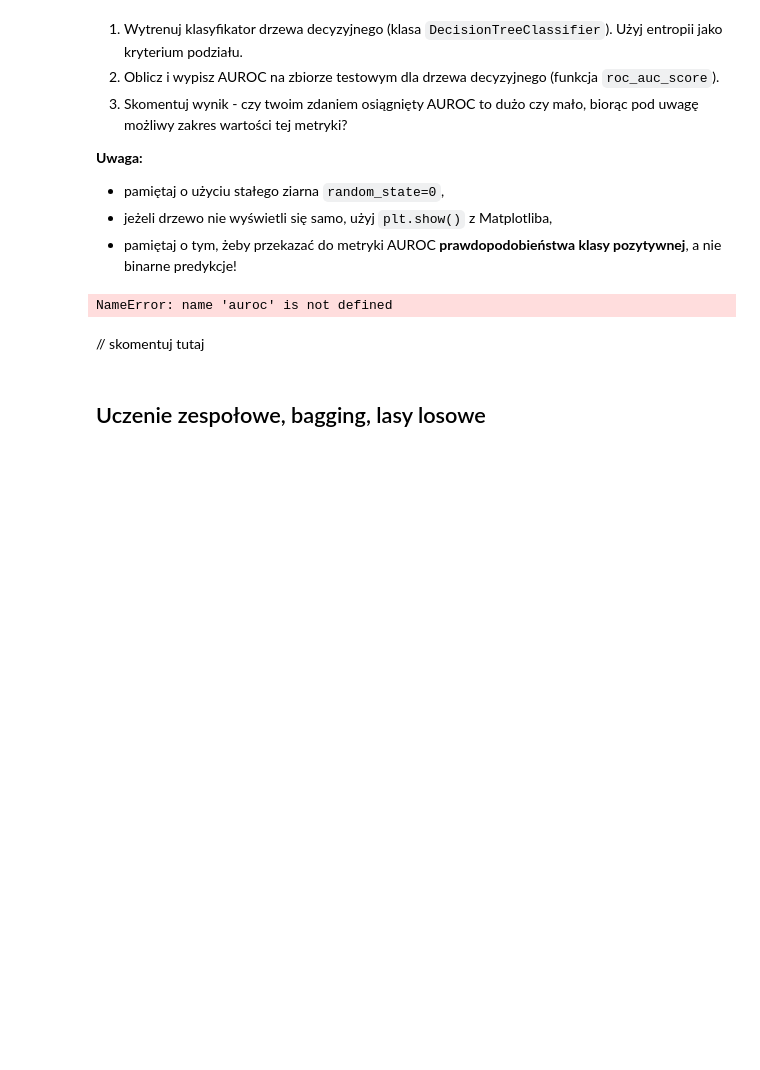
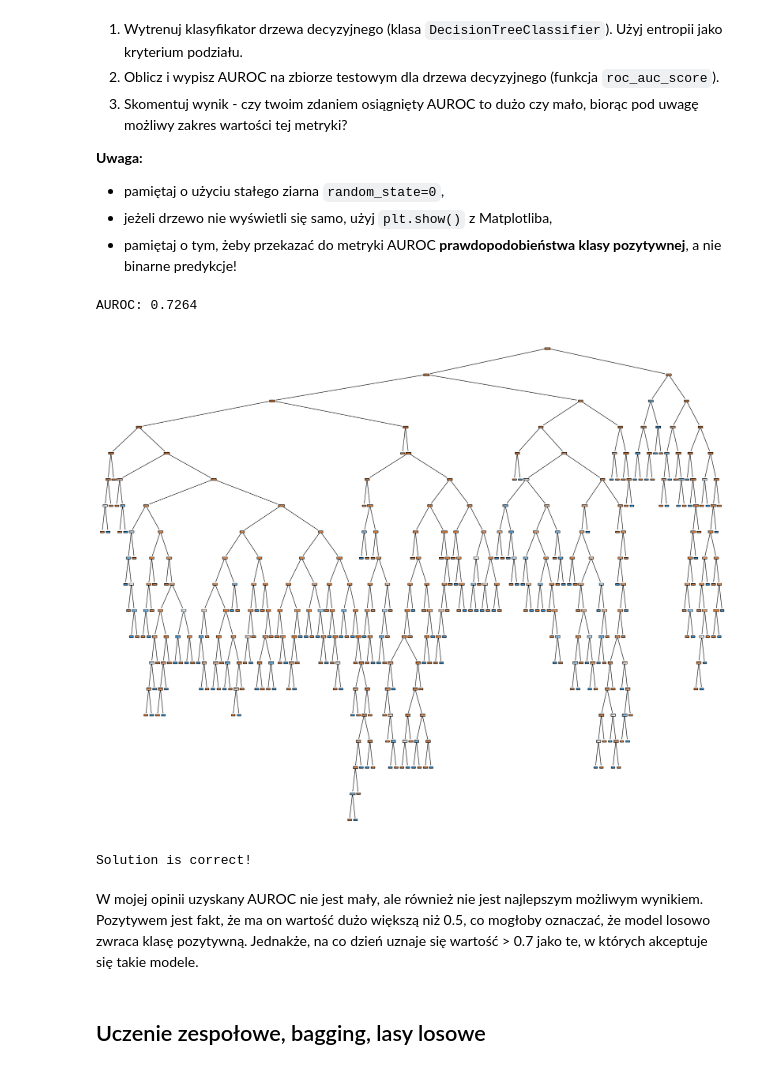
Before and after one commit to Blizek/fundamentals-of-artificial-intelligence, a Jupyter notebook: lab2/lab_2.ipynb, the cells around one changed output. Saved outputs shown, nothing was run; the diff lists cells and outputs as text; code cells hidden in the pictures; blank space fills up the shorter version.

```diff
--- a/lab2/lab_2.ipynb
+++ b/lab2/lab_2.ipynb
@@ -161,24 +161,14 @@ from sklearn.compose import ColumnTransformer
 if "Attr37" in X.columns:
     X = X.drop(["Attr37"], axis="columns")
 
-numerical_features = X.select_dtypes(exclude="object").columns
-
 X_train, X_test, y_train, y_test = train_test_split(
     X, y, test_size=0.2, random_state=0, shuffle=True, stratify=y
 )
 
 mean_imputer = SimpleImputer(strategy="mean")
 
-numerical_pipeline = Pipeline(steps=[("mean_imputer", mean_imputer)])
-
-column_transformer = ColumnTransformer(
-    transformers=[
-        ("numerical_pipeline", numerical_pipeline, numerical_features),
-    ], verbose_feature_names_out=False
-)
-
-X_train = column_transformer.fit_transform(X_train)
-X_test = column_transformer.transform(X_test)
+X_train = mean_imputer.fit_transform(X_train)
+X_test = mean_imputer.transform(X_test)
 # %%
 import numpy as np
 
@@ -229,11 +217,34 @@ Co ważne, z definicji AUROC, trzeba w niej użyć **prawdopodobieństw klasy po
+# %%
+from sklearn.metrics import roc_auc_score
+
+def get_model_auroc(model, X_test, y_test):
+    y_test_proba = model.predict_proba(X_test)[:, 1]
+    auroc_value = roc_auc_score(y_test, y_test_proba)
+    print(f"AUROC: {auroc_value:.4f}")
+    return auroc_value
+# %%
+from sklearn.tree import DecisionTreeClassifier
+from sklearn import tree
+import matplotlib.pyplot as plt
+
+tree_model = DecisionTreeClassifier(random_state=0, criterion="entropy")
+tree_model.fit(X_train, y_train)
+
+auroc = get_model_auroc(tree_model, X_test, y_test)
+
+fig = plt.figure(figsize=(25,20))
+_ = tree.plot_tree(tree_model, filled=True, feature_names=X.columns)
+# %% [output]
+AUROC: 0.7264
+[figure, added]
 # %%
 assert auroc > 0.7
 
 print("Solution is correct!")
 # %% [output]
-NameError: name 'auroc' is not defined
+Solution is correct!
-# %% [markdown]
-// skomentuj tutaj
+# %% [markdown]
+W mojej opinii uzyskany AUROC nie jest mały, ale również nie jest najlepszym możliwym wynikiem. Pozytywem jest fakt, że ma on wartość dużo większą niż 0.5, co mogłoby oznaczać, że model losowo zwraca klasę pozytywną. Jednakże, na co dzień uznaje się wartość > 0.7 jako te, w których akceptuje się takie modele.
 # %% [markdown]
 ## Uczenie zespołowe, bagging, lasy losowe
 # %% [markdown]
```
Also changed, not shown: parts of 35 cells of this notebook, 7 other files.
